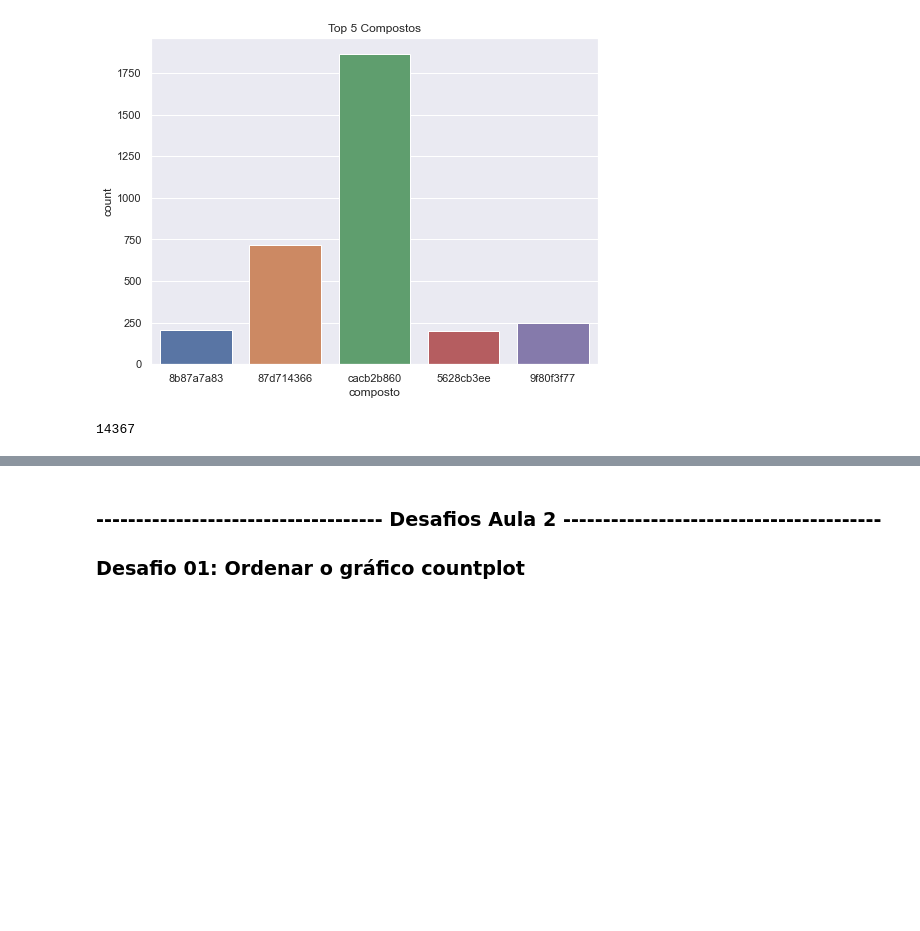
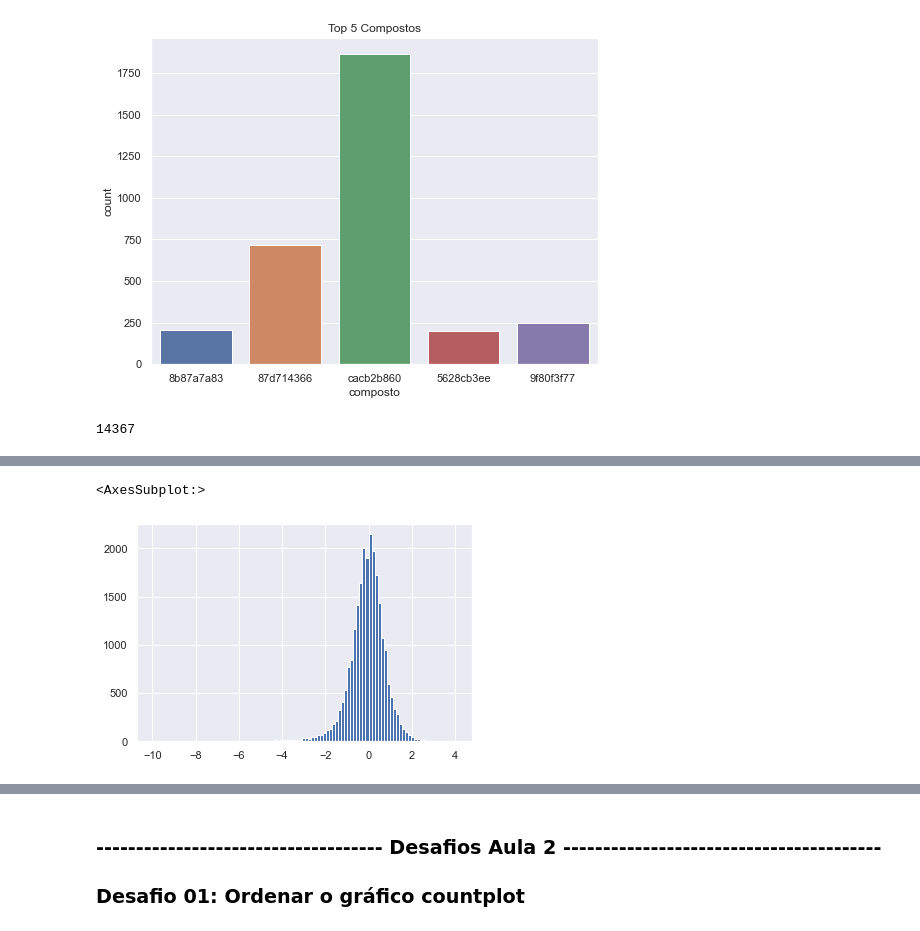
Before and after one commit to iplusl/Imersao_Dados, a Jupyter notebook: Imersao_Dados.ipynb, the cells around one changed output, grey strips where cells are left out. Cells and saved outputs as stored; diff of their text form; code cells hidden in the pictures; blank space fills up the shorter version.

```diff
--- a/Imersao_Dados.ipynb
+++ b/Imersao_Dados.ipynb
@@ -274,0 +292,5 @@ len(dados['g0'].unique())
+# %%
+dados['g19'].hist(bins = 100)
+# %% [output]
+<AxesSubplot:>
+[figure, added]
```
Also changed, not shown: parts of 19 cells of this notebook.
